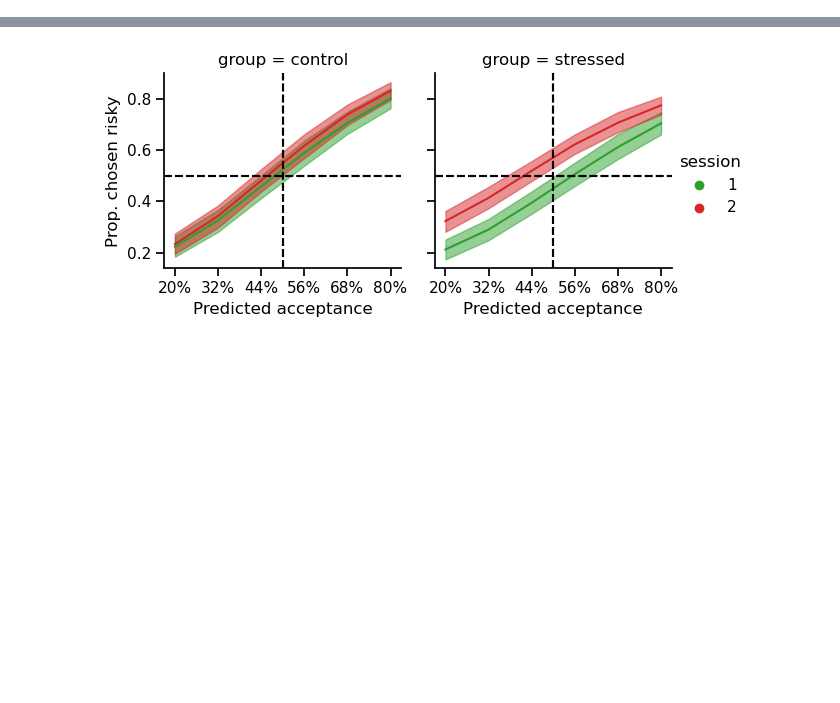
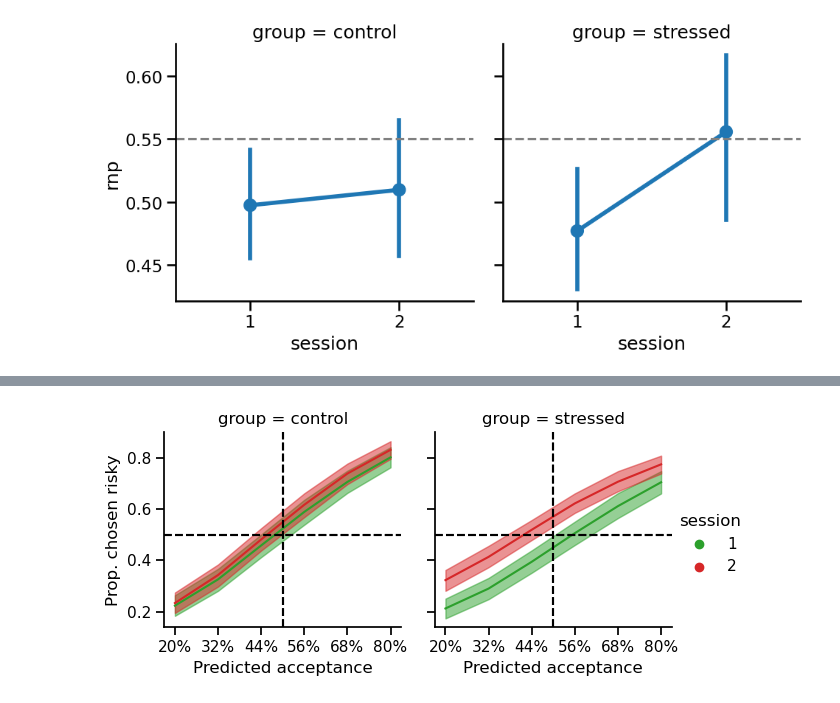
Before and after one commit to Gilles86/stress_risk, a Jupyter notebook: stress_risk/plots_for_paper/fig2_rnp.ipynb, the cells around one changed output, grey strips where cells are left out. Cells and saved outputs as stored; diff of their text form; code cells hidden in the pictures; blank space fills up the shorter version.

```diff
--- a/stress_risk/plots_for_paper/fig2_rnp.ipynb
+++ b/stress_risk/plots_for_paper/fig2_rnp.ipynb
@@ -89,0 +91,13 @@ plt.savefig(op.join(plot_folder_path, f'rnp_group-sesssion_model-{n_model}'))
+# %%
+tmp['group_name'] = np.where(tmp['group'] == 0, 'control', 'stressed')
+
+fac = sns.catplot(tmp, y='rnp', x='session', col='group_name', kind='point',
+            errorbar=get_error_bar, dodge=True)
+
+fac.set_titles(col_template='group = {col_name}')
+for ax in fac.axes.ravel():
+    ax.axhline(.55, c='grey', ls='--')
+
+plt.savefig(op.join(plot_folder_path, f'rnp_group-sesssion_model-{n_model}_groups-seperate'))
+# %% [output]
+[figure, added]
```
Also changed, not shown: parts of 5 cells of this notebook, 2 other files.
